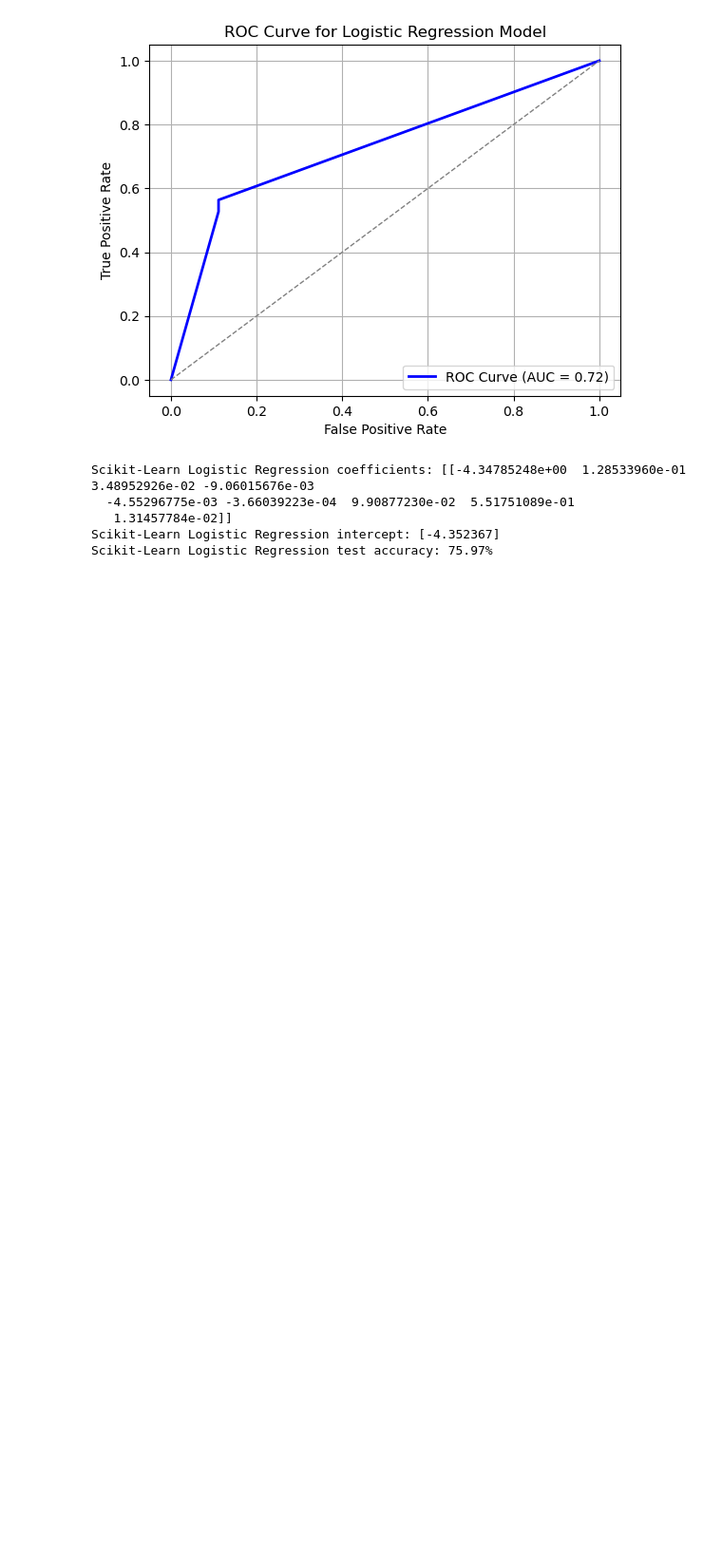
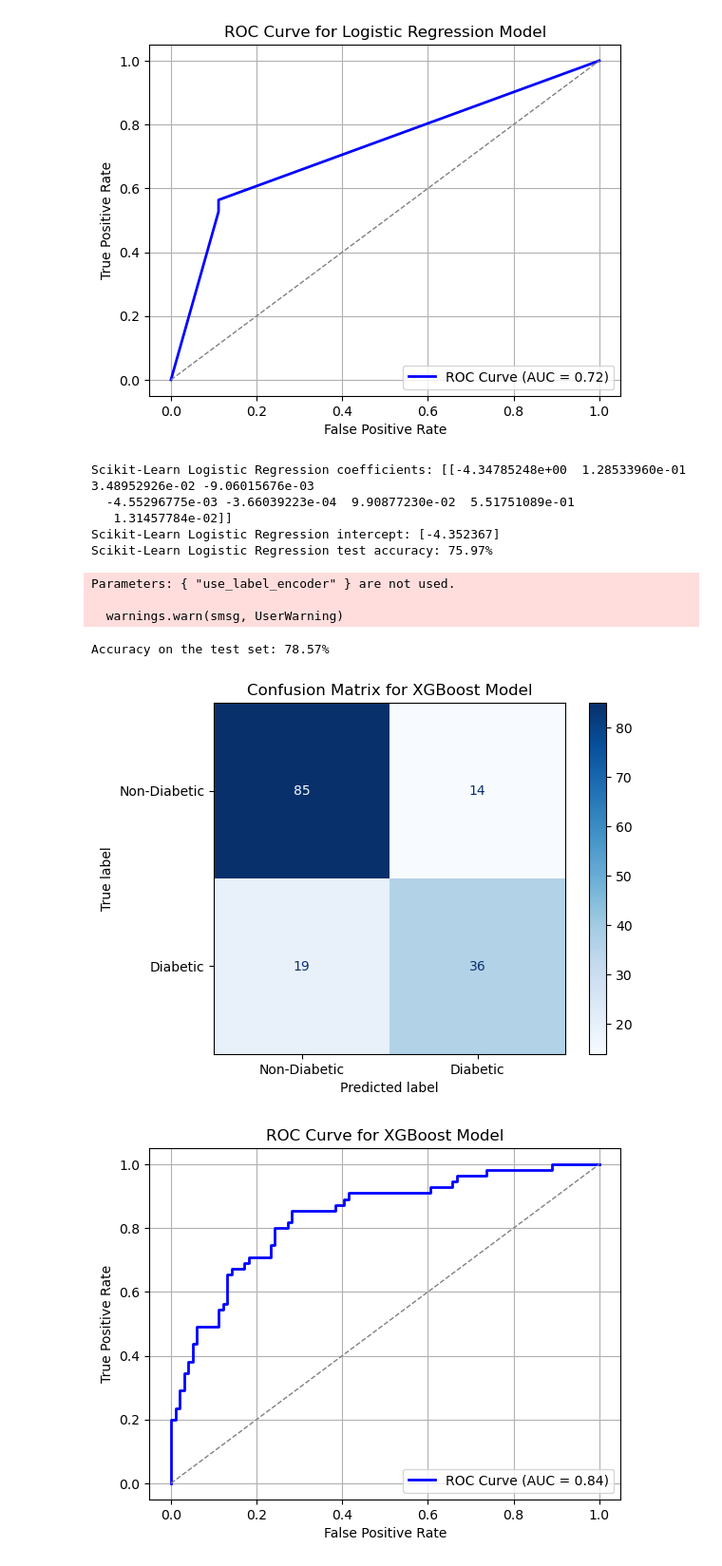
Before and after one commit to sphia-g/ML24UiO, a Jupyter notebook: Project3/Sourcecode/logistic_regression.ipynb, the cells around one changed output. Shown at 95% size. Drawn from its saved outputs; the diff is of its cells as text; code cells hidden in the pictures; blank space fills up the shorter version.

Commit message:
Make XG Boost

```diff
--- a/Project3/Sourcecode/logistic_regression.ipynb
+++ b/Project3/Sourcecode/logistic_regression.ipynb
@@ -162,3 +162,54 @@ Scikit-Learn Logistic Regression coefficients: [[-4.34785248e+00  1.28533960e-01
    1.31457784e-02]]
 Scikit-Learn Logistic Regression intercept: [-4.352367]
 Scikit-Learn Logistic Regression test accuracy: 75.97%
+# %%
+### XGB Boost ###
+
+from xgboost import XGBClassifier
+
+# Train an XGBoost Classifier
+xgb_model = XGBClassifier(
+    objective="binary:logistic",
+    learning_rate=0.1,    # Try different values, e.g., 0.01, 0.1, 0.2
+    n_estimators=100,     # Number of boosting rounds
+    max_depth=3,          # Depth of each tree
+    random_state=2024,    # Ensure reproducibility
+    use_label_encoder=False  # Avoid warnings
+)
+xgb_model.fit(X_train, y_train)
+
+# Generate predictions
+y_pred_test = xgb_model.predict(X_test)
+y_pred_prob_test = xgb_model.predict_proba(X_test)[:, 1]  # Probabilities for ROC AUC
+
+# Evaluate the model
+test_accuracy = logreg.calculate_accuracy(y_test, y_pred_test)
+print(f"Accuracy on the test set: {test_accuracy * 100:.2f}%")
+
+# Confusion Matrix
+conf_matrix = confusion_matrix(y_test, y_pred_test)
+disp = ConfusionMatrixDisplay(confusion_matrix=conf_matrix, display_labels=['Non-Diabetic', 'Diabetic'])
+disp.plot(cmap='Blues')
+plt.title("Confusion Matrix for XGBoost Model")
+plt.show()
+
+# ROC AUC Plot
+fpr, tpr, thresholds = roc_curve(y_test, y_pred_prob_test)
+roc_auc = auc(fpr, tpr)
+
+plt.figure()
+plt.plot(fpr, tpr, color='blue', lw=2, label=f"ROC Curve (AUC = {roc_auc:.2f})")
+plt.plot([0, 1], [0, 1], color='gray', lw=1, linestyle='--')  # Random guess line
+plt.xlabel("False Positive Rate")
+plt.ylabel("True Positive Rate")
+plt.title("ROC Curve for XGBoost Model")
+plt.legend(loc="lower right")
+plt.grid()
+plt.show()
+# %% [output]
+Parameters: { "use_label_encoder" } are not used.
+
+  warnings.warn(smsg, UserWarning)
+Accuracy on the test set: 78.57%
+[figure, added]
+[figure, added]
```
Also changed, not shown: 1 other file.
